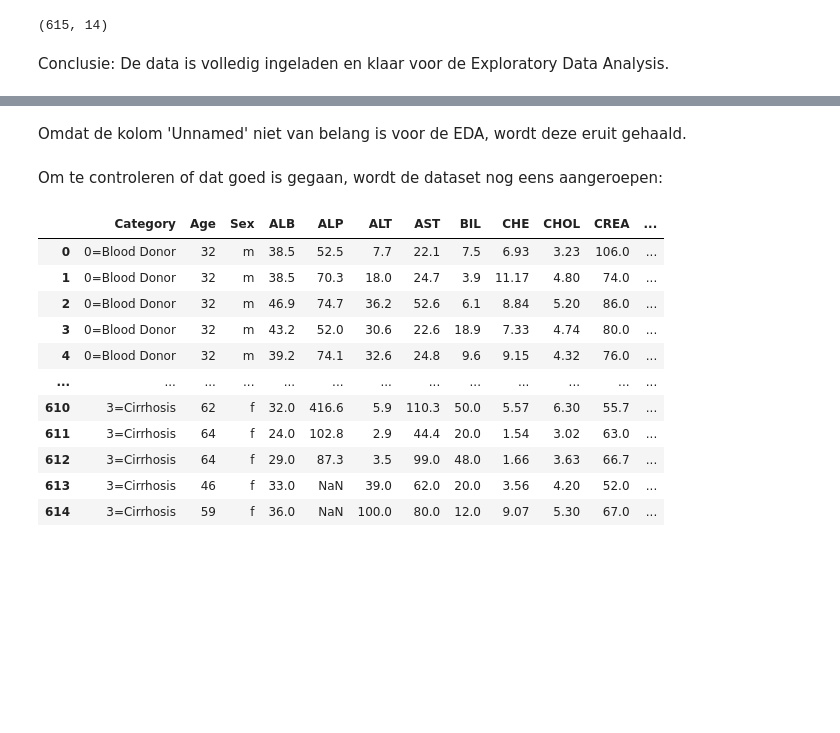
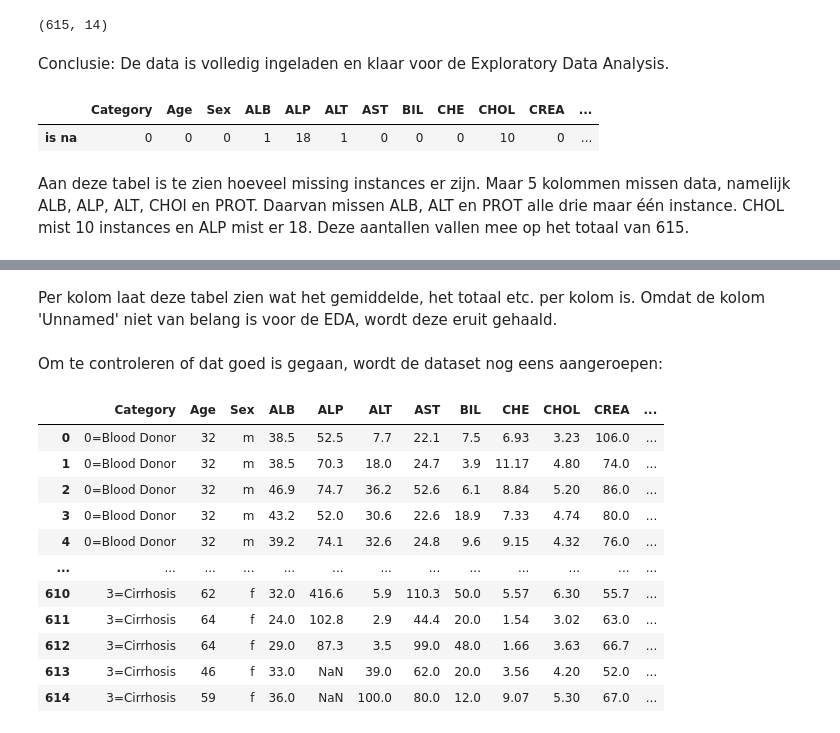
Before and after one commit to DemiOever/Machine_learning, a Jupyter notebook: EDA_hepatitis_C.ipynb, the cells around one changed output, grey strips where cells are left out. Saved outputs shown, nothing was run; the diff lists cells and outputs as text; code cells hidden in the pictures; blank space fills up the shorter version.

```diff
--- a/EDA_hepatitis_C.ipynb
+++ b/EDA_hepatitis_C.ipynb
@@ -73,6 +73,13 @@ hepatitis_data.shape
 # %% [markdown]
 Conclusie:
 De data is volledig ingeladen en klaar voor de Exploratory Data Analysis.
+# %%
+pd.DataFrame({"is na": hepatitis_data.isna().sum()}).T
+# %% [output]
+|  | Category | Age | Sex | ALB | ALP | ALT | AST | BIL | CHE | CHOL | CREA | ... |
+| is na | 0 | 0 | 0 | 1 | 18 | 1 | 0 | 0 | 0 | 10 | 0 | ... |
+# %% [markdown]
+Aan deze tabel is te zien hoeveel missing instances er zijn. Maar 5 kolommen missen data, namelijk ALB, ALP, ALT, CHOl en PROT. Daarvan missen ALB, ALT en PROT alle drie maar één instance. CHOL mist 10 instances en ALP mist er 18. Deze aantallen vallen mee op het totaal van 615.
 # %%
 hepatitis_data.describe()
 # %% [output]
@@ -86,6 +93,7 @@ hepatitis_data.describe()
 | 75% | 461.500000 | 54.000000 | 45.200000 | 80.100000 | 33.075000 | 32.900000 | 11.200000 | 9.590000 | 6.060000 | 88.000000 | 40.200000 | ... |
 | max | 615.000000 | 77.000000 | 82.200000 | 416.600000 | 325.300000 | 324.000000 | 254.000000 | 16.410000 | 9.670000 | 1079.100000 | 650.900000 | ... |
 # %% [markdown]
+Per kolom laat deze tabel zien wat het gemiddelde, het totaal etc. per kolom is.
 Omdat de kolom 'Unnamed' niet van belang is voor de EDA, wordt deze eruit gehaald.
 # %%
 hepatitis_data.drop(hepatitis_data.columns[0], axis=1, inplace=True)
```
Also changed, not shown: parts of 8 cells of this notebook.
